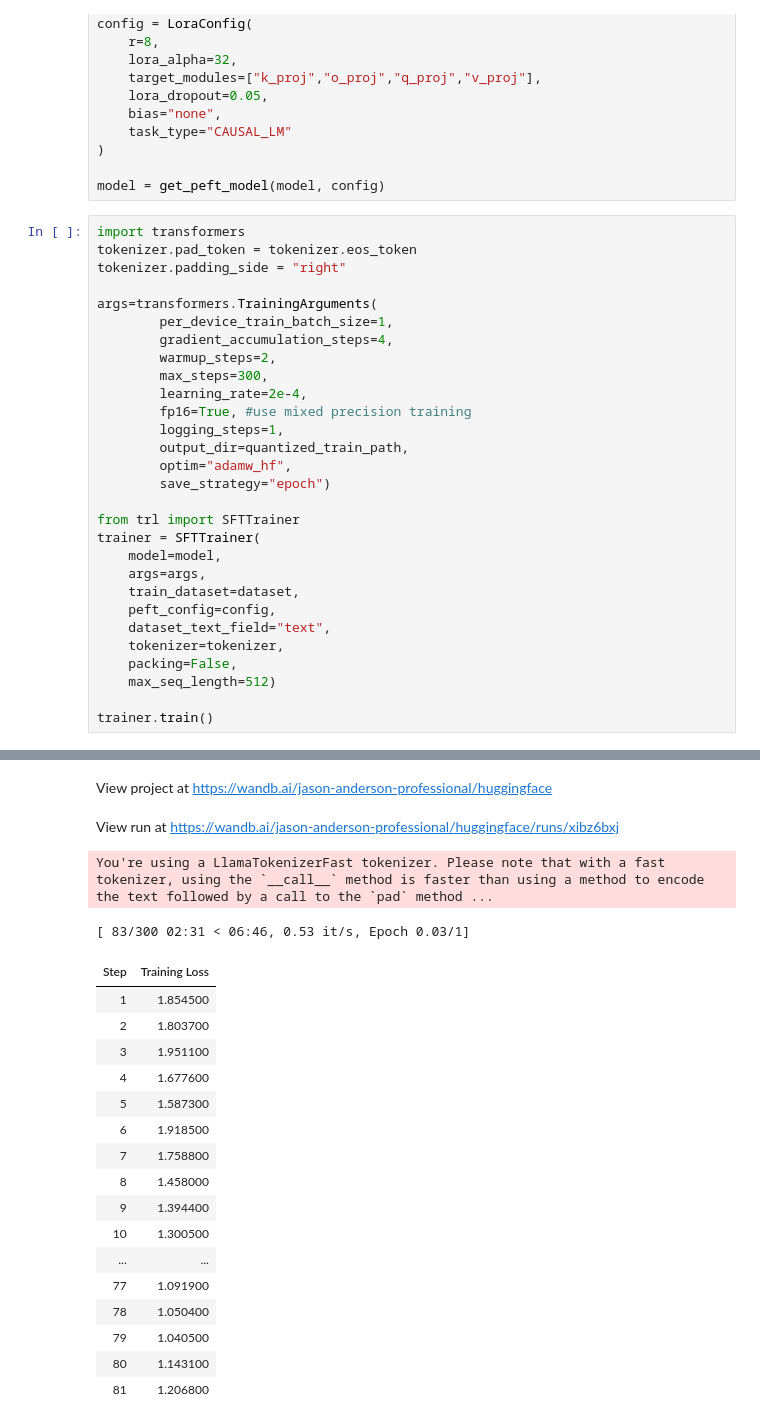
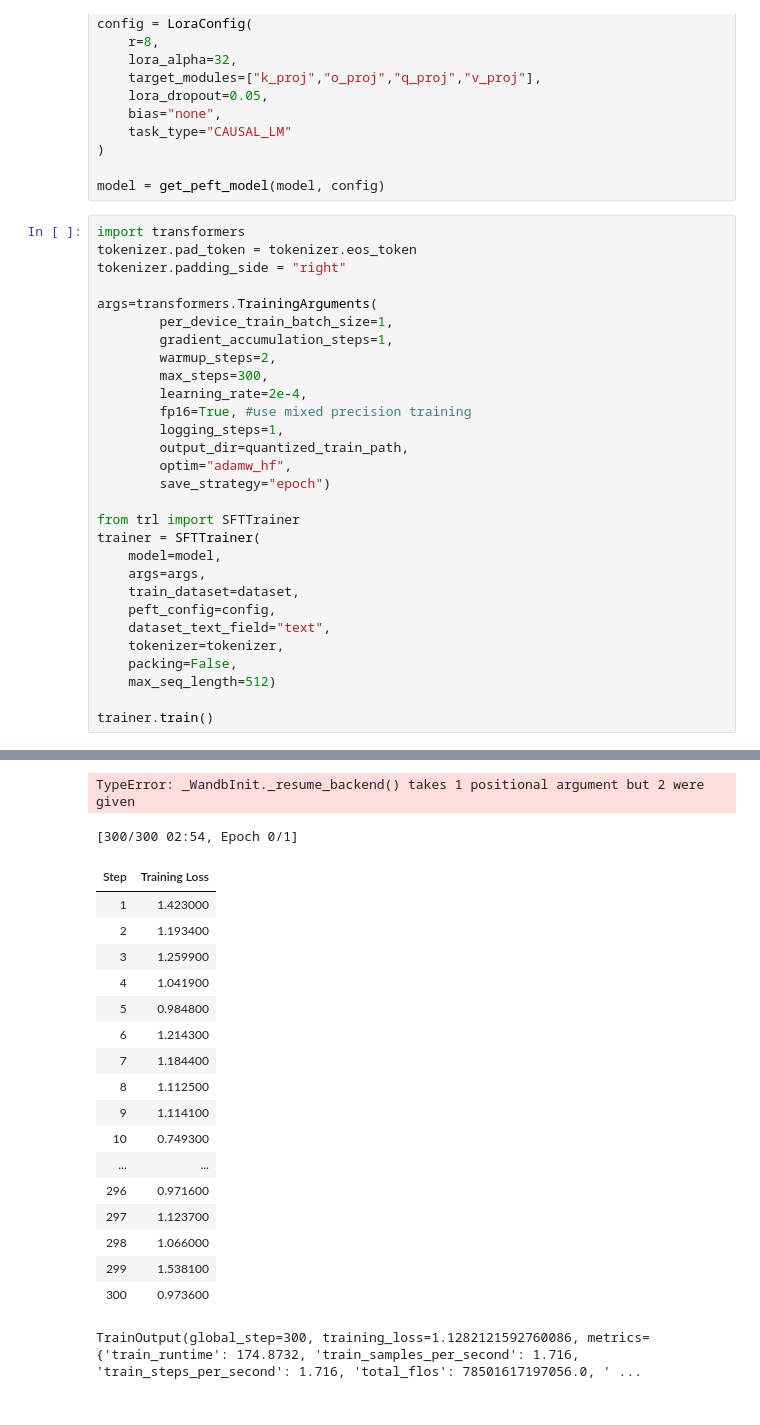
Before and after one commit to jason-brian-anderson/lora_gptq, a Jupyter notebook: lora_gptq_trainer.ipynb, the cells around one changed output, grey strips where cells are left out. Drawn from its saved outputs; the diff is of its cells as text.

```diff
--- a/lora_gptq_trainer.ipynb
+++ b/lora_gptq_trainer.ipynb
@@ -853,7 +855,7 @@ tokenizer.padding_side = "right"
 
 args=transformers.TrainingArguments(
         per_device_train_batch_size=1,
-        gradient_accumulation_steps=4,
+        gradient_accumulation_steps=1,
         warmup_steps=2,
         max_steps=300,
         learning_rate=2e-4,
@@ -883,21 +883,20 @@ Syncing run sandy-gorge-7 to Weights & Biases (docs)
-View project at https://wandb.ai/jason-anderson-professional/huggingface
-View run at https://wandb.ai/jason-anderson-professional/huggingface/runs/xibz6bxj
-You're using a LlamaTokenizerFast tokenizer. Please note that with a fast tokenizer, using the `__call__` method is faster than using a method to encode the text followed by a call to the `pad` method ...
+TypeError: _WandbInit._resume_backend() takes 1 positional argument but 2 were given
-[ 83/300 02:31 < 06:46, 0.53 it/s, Epoch 0.03/1]
+[300/300 02:54, Epoch 0/1]
 | Step | Training Loss |
-| 1 | 1.854500 |
-| 2 | 1.803700 |
-| 3 | 1.951100 |
-| 4 | 1.677600 |
-| 5 | 1.587300 |
-| 6 | 1.918500 |
-| 7 | 1.758800 |
-| 8 | 1.458000 |
-| 9 | 1.394400 |
-| 10 | 1.300500 |
+| 1 | 1.423000 |
+| 2 | 1.193400 |
+| 3 | 1.259900 |
+| 4 | 1.041900 |
+| 5 | 0.984800 |
+| 6 | 1.214300 |
+| 7 | 1.184400 |
+| 8 | 1.112500 |
+| 9 | 1.114100 |
+| 10 | 0.749300 |
 | ... | ... |
-| 77 | 1.091900 |
-| 78 | 1.050400 |
-| 79 | 1.040500 |
-| 80 | 1.143100 |
-| 81 | 1.206800 |
+| 296 | 0.971600 |
+| 297 | 1.123700 |
+| 298 | 1.066000 |
+| 299 | 1.538100 |
+| 300 | 0.973600 |
+TrainOutput(global_step=300, training_loss=1.1282121592760086, metrics={'train_runtime': 174.8732, 'train_samples_per_second': 1.716, 'train_steps_per_second': 1.716, 'total_flos': 78501617197056.0, ' ...
```
Also changed, not shown: parts of 7 cells of this notebook.
